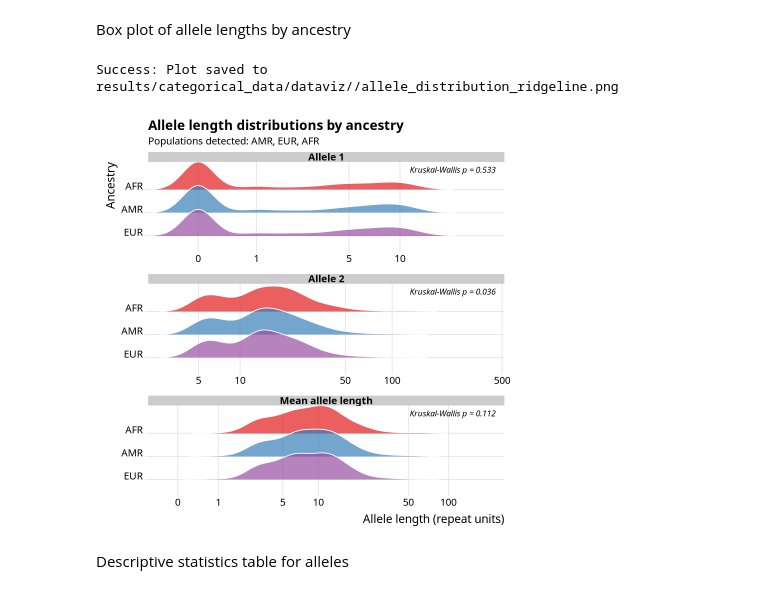
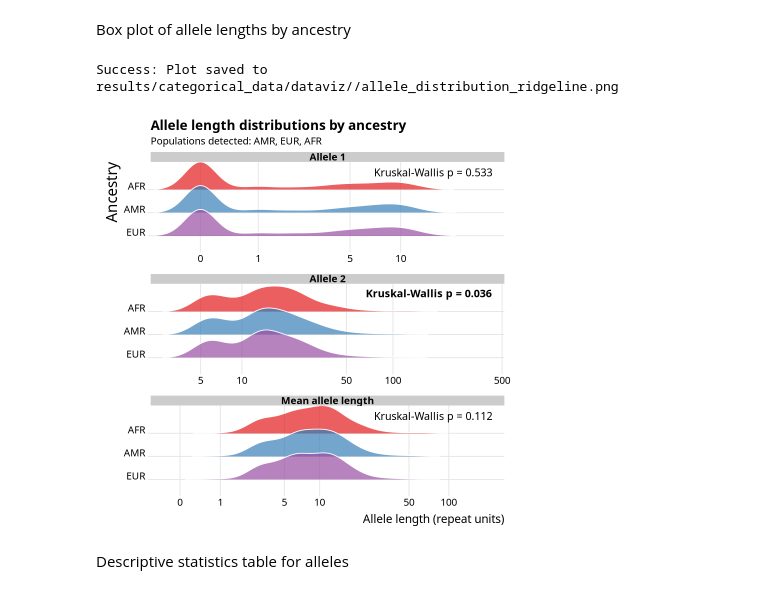
Before and after one commit to oncogensus/STRs_COVID_ExpAnalysis, a Jupyter notebook: 6_variants_analysis/6.5_ancestry_analysis/3_ancestry_dataviz.ipynb, the cells around one changed output. Saved outputs shown, nothing was run; the diff lists cells and outputs as text; code cells hidden in the pictures.

Commit message:
style: publication polish figure 3 (bigger axis/legend fonts, bold significant KW, non-coding elements relabel, gridless bubble)

```diff
--- a/6_variants_analysis/6.5_ancestry_analysis/3_ancestry_dataviz.ipynb
+++ b/6_variants_analysis/6.5_ancestry_analysis/3_ancestry_dataviz.ipynb
@@ -297,38 +296,39 @@ p_allele_final <- ggplot(allele_plot_log, aes(x = value_log, y = pop_ancestry, f
     strip.text = element_text(face = "bold", size = 12),
     plot.title = element_text(face = "bold", size = 16),
     axis.title.x = element_text(hjust = 1, size = 14),
+    axis.title.y = element_text(size = 18),
     panel.spacing = unit(0.8, "lines")
   ) +
   # Statistical annotation
   geom_text(
     data = kw_pvals,
-    aes(x = Inf, y = Inf, label = label),
+    aes(x = Inf, y = Inf, label = label,
+        fontface = ifelse(p_value < 0.05, "bold", "plain")),
     inherit.aes = FALSE,
     hjust = 1.1,
     vjust = 1.8,
-    size = 3.5,
-    fontface = "italic"
+    size = 4.5
   )
 print(p_allele_final)
 
 # ==========================================
 # 4. SAVE OUTPUT
 # ==========================================
 output_path <- file.path(results_cat_data, "allele_distribution_ridgeline.png")
 
 ggsave(
   filename = output_path,
   plot = p_allele_final,
   width = 11,
   height = 9,
   dpi = 300,
   bg = "white"
 )
 
 cat("\nSuccess: Plot saved to", output_path, "\n")
 # %% [output]
 Success: Plot saved to results/categorical_data/dataviz//allele_distribution_ridgeline.png
-[figure, old version]
+[figure, new version]
 # %% [markdown]
 Descriptive statistics table for alleles
 # %%
```
Also changed, not shown: parts of 6 cells of this notebook.
